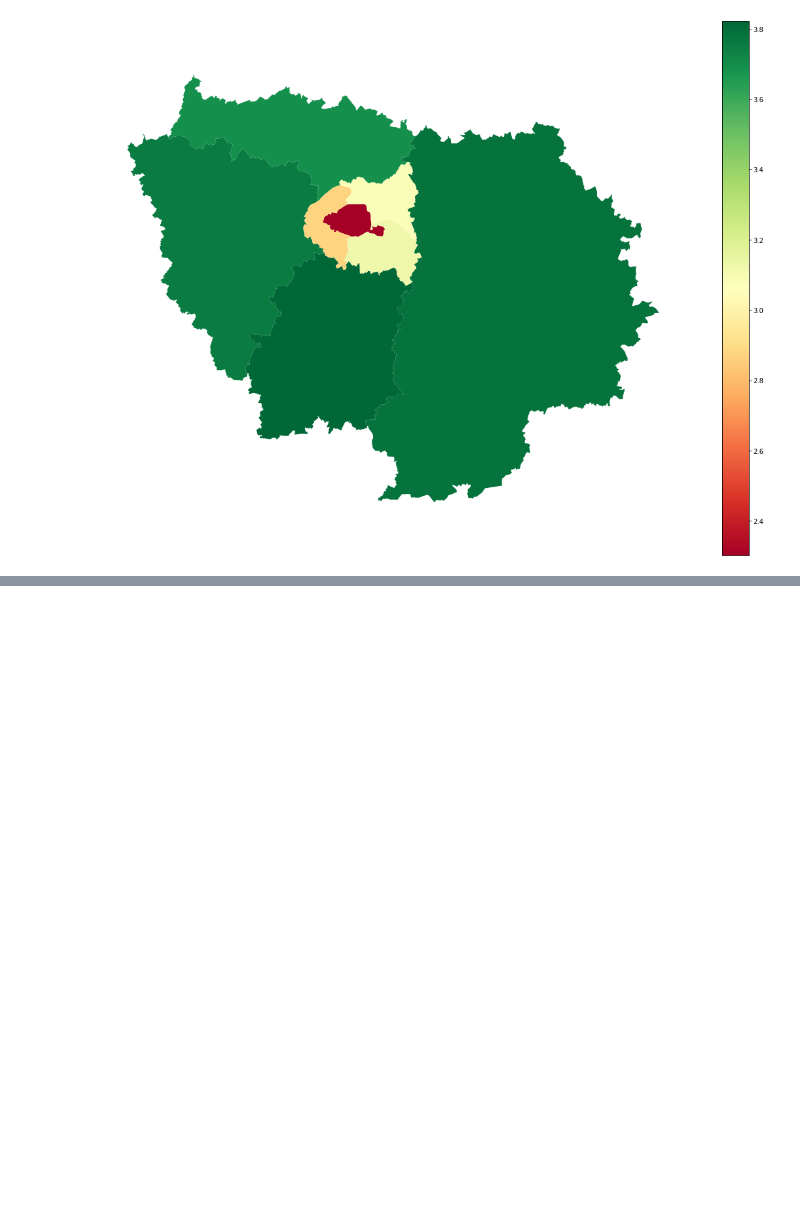
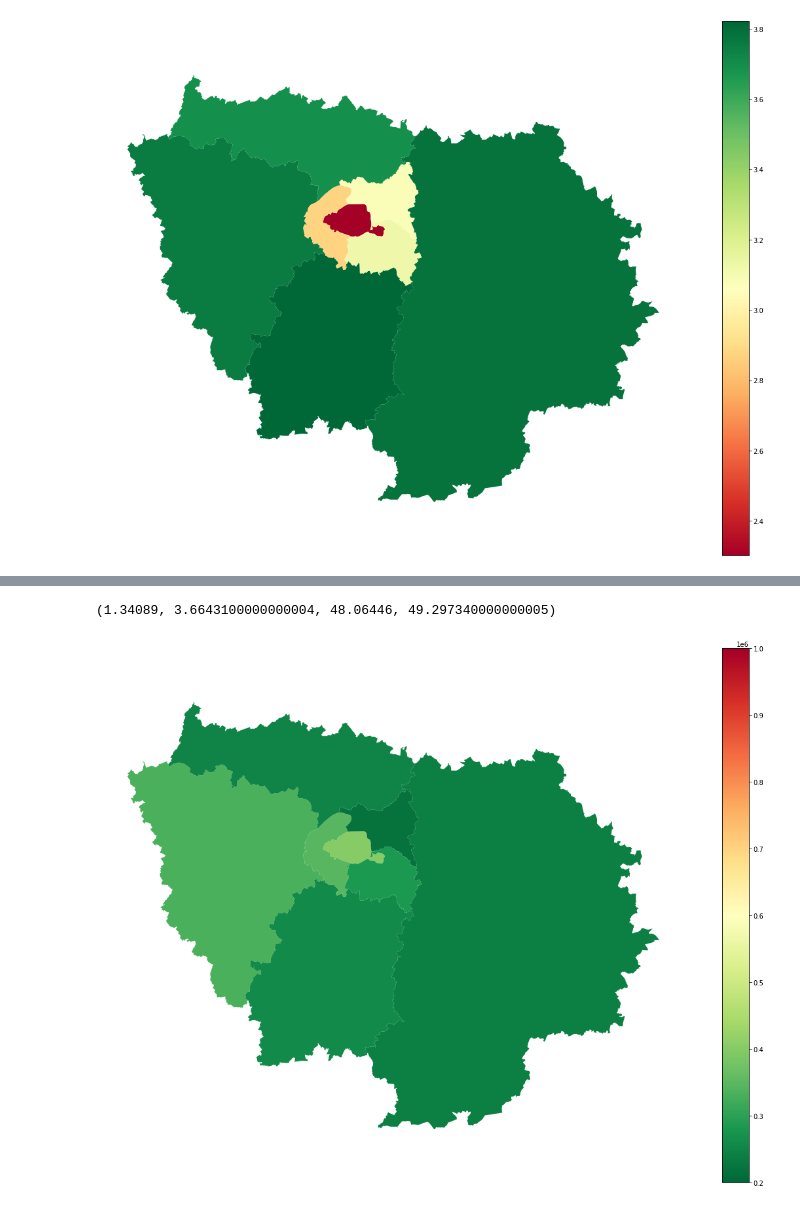
Before and after one commit to Sebastiao199/datathon_realestate, a Jupyter notebook: geojsonfiles_analysis.ipynb, the cells around one changed output, grey strips where cells are left out. Saved outputs shown, nothing was run; the diff lists cells and outputs as text; code cells hidden in the pictures; blank space fills up the shorter version.

Commit message:
Colab updated with the 2 map plots of 2014 and 2022 concerning the value average

```diff
--- a/geojsonfiles_analysis.ipynb
+++ b/geojsonfiles_analysis.ipynb
@@ -273,0 +281,3 @@ plt.axis('off')
+# %%
+df_2014 = my_geo_df[my_geo_df['year'] == '2014']
+df_2014
@@ -273,0 +315,3 @@ plt.axis('off')
+# %%
+result_groupby_2014 = df_2014.groupby(['department_code']).mean()
+result_groupby_2014
@@ -273,0 +343,3 @@ plt.axis('off')
+# %%
+group_by_merge_geo_2014 = result_groupby_2014.merge(departments_ile_de_france, left_on='department_code', right_on='code')
+group_by_merge_geo_2014
@@ -273,0 +369,2 @@ plt.axis('off')
+# %%
+final_geo_2014 = gpd.GeoDataFrame(group_by_merge_geo_2014, geometry='geometry')
@@ -273,0 +373,9 @@ plt.axis('off')
+# %%
+final_geo_2014.plot(column="value", cmap='RdYlGn_r', legend=True, k=10, figsize=(20, 15), vmin = 200000, vmax =1000000)
+# plt.title('Value Mean in Ile de France')
+# plt.legend([final_geo['value'], final_geo['nom']]);
+# plt.clim(1000000, 200000)
+plt.axis('off')
+# %% [output]
+(1.34089, 3.6643100000000004, 48.06446, 49.297340000000005)
+[figure, added]
```
Also changed, not shown: parts of 13 cells of this notebook.
